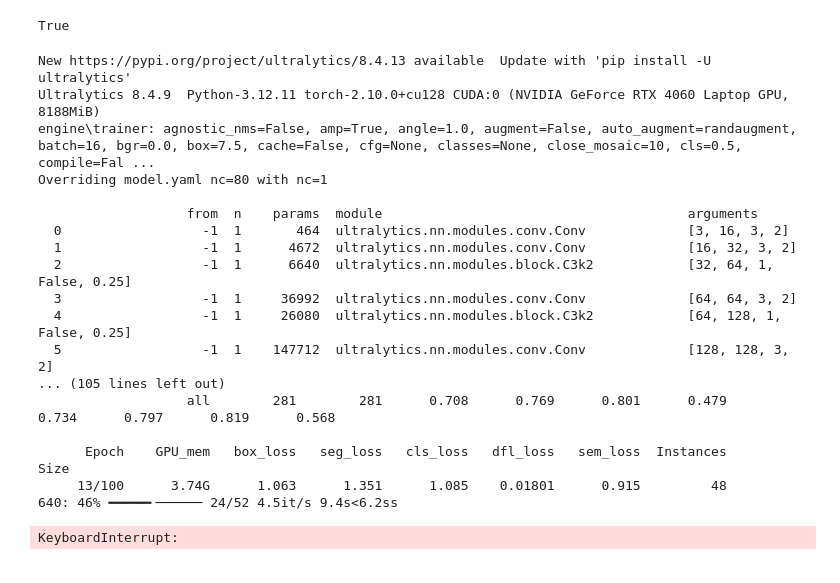
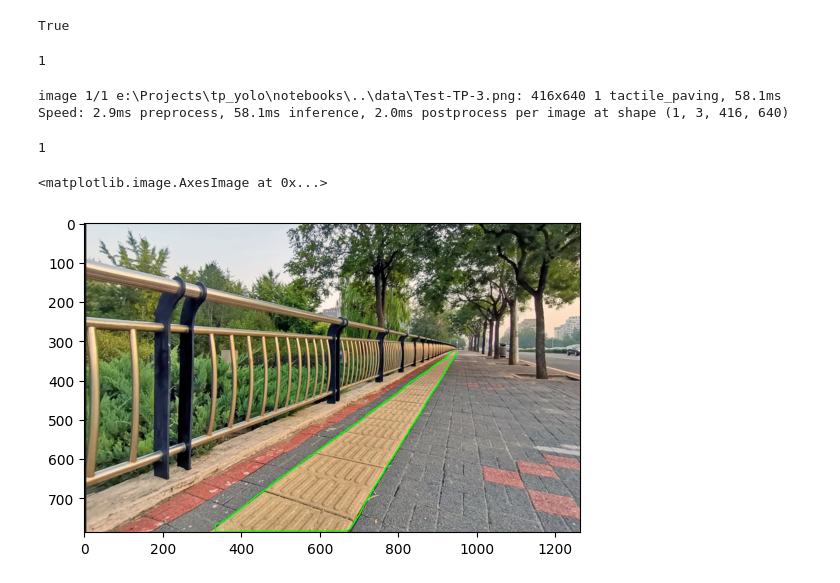
Before and after one commit to AI1379/tp_yolo, a Jupyter notebook: notebooks/yolo_train.ipynb, the cells around one changed output. Drawn from its saved outputs; the diff is of its cells as text; code cells hidden in the pictures.

```diff
--- a/notebooks/yolo_train.ipynb
+++ b/notebooks/yolo_train.ipynb
@@ -4,32 +5,7 @@ import torch
 torch.cuda.is_available()
 # %% [output]
 True
-# %%
-from ultralytics.models.yolo import YOLO
-
-model = YOLO("yolo26n-seg.pt")
-
-results = model.train(
-    data="../data/yolo_seg_train.yml",
-    epochs=100,
-    imgsz=640,
-)
-# %% [output]
-New https://pypi.org/project/ultralytics/8.4.13 available  Update with 'pip install -U ultralytics'
-Ultralytics 8.4.9  Python-3.12.11 torch-2.10.0+cu128 CUDA:0 (NVIDIA GeForce RTX 4060 Laptop GPU, 8188MiB)
-engine\trainer: agnostic_nms=False, amp=True, angle=1.0, augment=False, auto_augment=randaugment, batch=16, bgr=0.0, box=7.5, cache=False, cfg=None, classes=None, close_mosaic=10, cls=0.5, compile=Fal ...
-Overriding model.yaml nc=80 with nc=1
-
-                   from  n    params  module                                       arguments
-  0                  -1  1       464  ultralytics.nn.modules.conv.Conv             [3, 16, 3, 2]
-  1                  -1  1      4672  ultralytics.nn.modules.conv.Conv             [16, 32, 3, 2]
-  2                  -1  1      6640  ultralytics.nn.modules.block.C3k2            [32, 64, 1, False, 0.25]
-  3                  -1  1     36992  ultralytics.nn.modules.conv.Conv             [64, 64, 3, 2]
-  4                  -1  1     26080  ultralytics.nn.modules.block.C3k2            [64, 128, 1, False, 0.25]
-  5                  -1  1    147712  ultralytics.nn.modules.conv.Conv             [128, 128, 3, 2]
-... (105 lines left out)
-                   all        281        281      0.708      0.769      0.801      0.479      0.734      0.797      0.819      0.568
-
-      Epoch    GPU_mem   box_loss   seg_loss   cls_loss   dfl_loss   sem_loss  Instances       Size
-     13/100      3.74G      1.063      1.351      1.085    0.01801      0.915         48        640: 46% ━━━━━╸────── 24/52 4.5it/s 9.4s<6.2ss
-KeyboardInterrupt:
+# %%
+torch.cuda.device_count()
+# %% [output]
+1
@@ -35,0 +20,32 @@ KeyboardInterrupt:
+# %%
+model = YOLO("E:/Projects/tp_yolo/runs/segment/train6/weights/best.pt")
+# %%
+TEST_IMG = "../data/Test-TP-3.png"
+
+results = model.predict(
+    source=TEST_IMG,
+    show=True,
+    conf=0.25,
+    device=0,
+)
+
+len(results)
+# %% [output]
+image 1/1 e:\Projects\tp_yolo\notebooks\..\data\Test-TP-3.png: 416x640 1 tactile_paving, 58.1ms
+Speed: 2.9ms preprocess, 58.1ms inference, 2.0ms postprocess per image at shape (1, 3, 416, 640)
+1
+# %%
+import cv2
+import matplotlib.pyplot as plt
+
+img = cv2.imread(TEST_IMG)
+
+for result in results:
+    contour = result.masks.xy
+    for cnt in contour:
+        cnt = cnt.astype(int)
+        cv2.polylines(img, [cnt], isClosed=False, color=(0, 255, 0), thickness=2)
+plt.imshow(cv2.cvtColor(img, cv2.COLOR_BGR2RGB))
+# %% [output]
+<matplotlib.image.AxesImage at 0x...>
+[figure, added]
```
Also changed, not shown: parts of 2 cells of this notebook, 4 other files.
